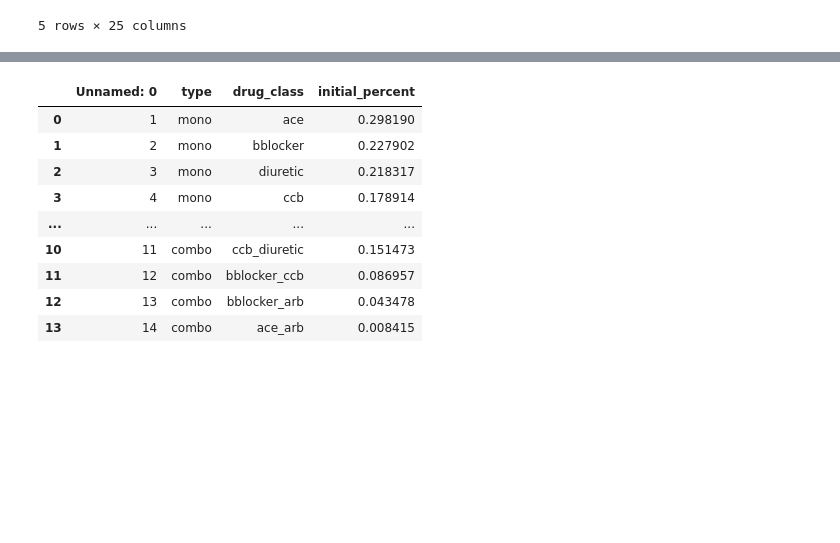
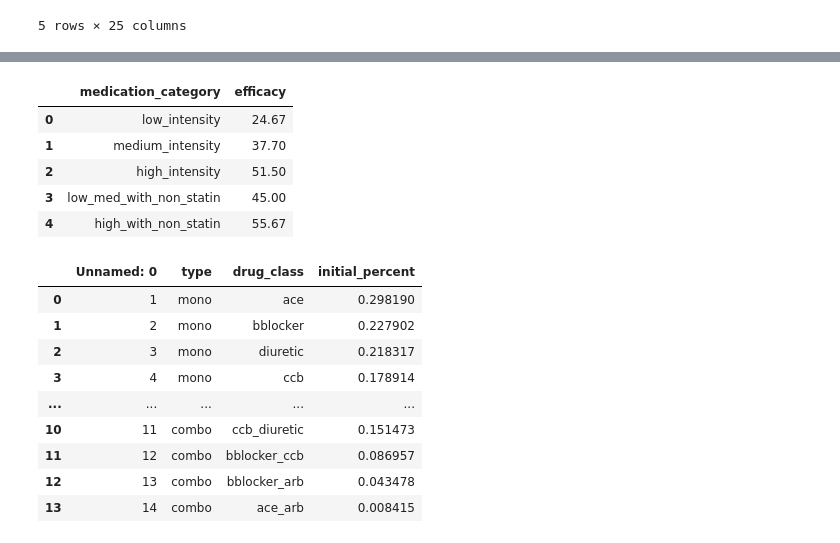
Before and after one commit to ihmeuw/vivarium_research_nih_us_cvd, a Jupyter notebook: Treatments_and_adherence.ipynb, the cells around one changed output, grey strips where cells are left out. Saved outputs shown, nothing was run; the diff lists cells and outputs as text; code cells hidden in the pictures; blank space fills up the shorter version.

```diff
--- a/Treatments_and_adherence.ipynb
+++ b/Treatments_and_adherence.ipynb
@@ -71,6 +82,15 @@ sbp_eff_new.to_csv('/share/scratch/projects/cvd_gbd/cvd_re/simulation_science/dr
 ldl_eff_data={'medication_category':['low_intensity','medium_intensity','high_intensity','low_med_with_non_statin','high_with_non_statin'],'efficacy':[24.67,37.7,51.5,45.0,55.67]}
 ldl_eff=pd.DataFrame(ldl_eff_data)
 ldl_eff.to_csv('/share/scratch/projects/cvd_gbd/cvd_re/simulation_science/drug_efficacy_ldl.csv')
+# %%
+ldl_eff
+# %% [output]
+|  | medication_category | efficacy |
+| 0 | low_intensity | 24.67 |
+| 1 | medium_intensity | 37.70 |
+| 2 | high_intensity | 51.50 |
+| 3 | low_med_with_non_statin | 45.00 |
+| 4 | high_with_non_statin | 55.67 |
 # %%
 sbp_base = pd.read_csv('/share/scratch/projects/cvd_gbd/cvd_re/simulation_science/tx_percent_initialize.csv')
 sbp_base.head(15)
```
Also changed, not shown: parts of 3 cells of this notebook, 1 other file.
